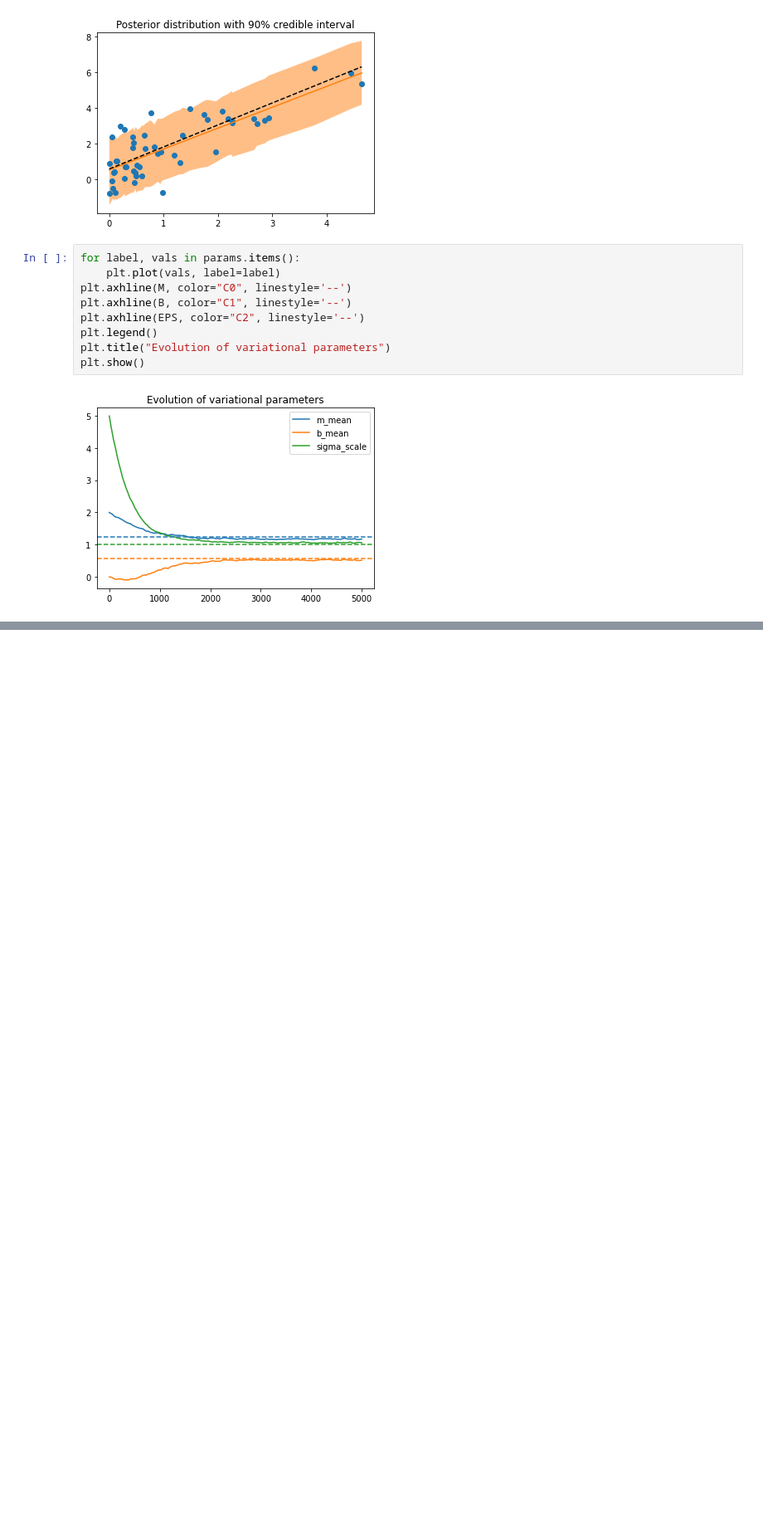
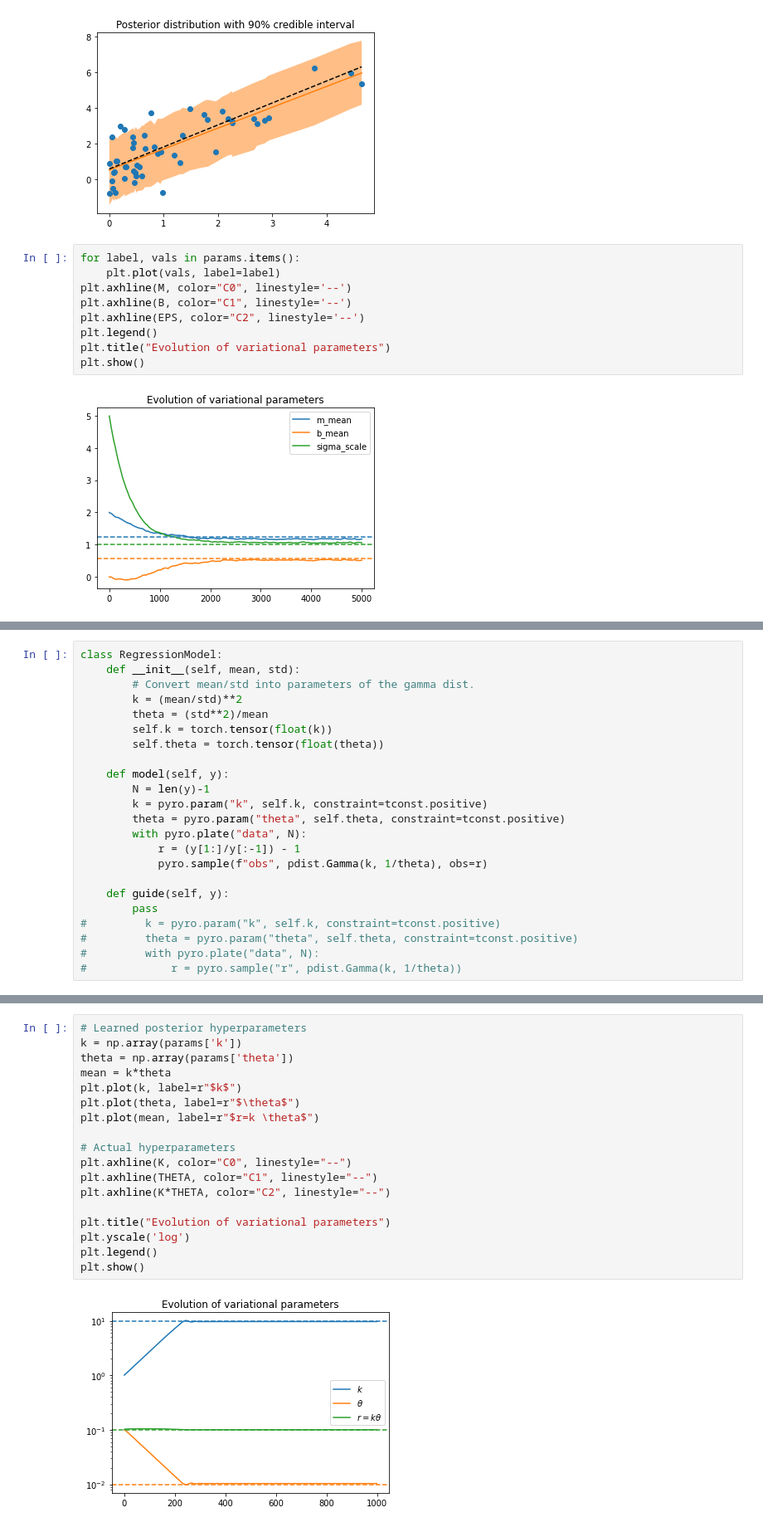
Before and after one commit to ecotner/pytorch-tutorial, a Jupyter notebook: pyro/02_inference.ipynb, the cells around one changed output, grey strips where cells are left out. Shown: that part at 83% size. Drawn from its saved outputs; the diff is of its cells as text; blank space fills up the shorter version.

```diff
--- a/pyro/02_inference.ipynb
+++ b/pyro/02_inference.ipynb
@@ -260,0 +289,23 @@ plt.show()
+# %%
+class RegressionModel:
+    def __init__(self, mean, std):
+        # Convert mean/std into parameters of the gamma dist.
+        k = (mean/std)**2
+        theta = (std**2)/mean
+        self.k = torch.tensor(float(k))
+        self.theta = torch.tensor(float(theta))
+
+    def model(self, y):
+        N = len(y)-1
+        k = pyro.param("k", self.k, constraint=tconst.positive)
+        theta = pyro.param("theta", self.theta, constraint=tconst.positive)
+        with pyro.plate("data", N):
+            r = (y[1:]/y[:-1]) - 1
+            pyro.sample(f"obs", pdist.Gamma(k, 1/theta), obs=r)
+
+    def guide(self, y):
+        pass
+#         k = pyro.param("k", self.k, constraint=tconst.positive)
+#         theta = pyro.param("theta", self.theta, constraint=tconst.positive)
+#         with pyro.plate("data", N):
+#             r = pyro.sample("r", pdist.Gamma(k, 1/theta))
@@ -260,0 +363,20 @@ plt.show()
+# %%
+# Learned posterior hyperparameters
+k = np.array(params['k'])
+theta = np.array(params['theta'])
+mean = k*theta
+plt.plot(k, label=r"$k$")
+plt.plot(theta, label=r"$\theta$")
+plt.plot(mean, label=r"$r=k \theta$")
+
+# Actual hyperparameters
+plt.axhline(K, color="C0", linestyle="--")
+plt.axhline(THETA, color="C1", linestyle="--")
+plt.axhline(K*THETA, color="C2", linestyle="--")
+
+plt.title("Evolution of variational parameters")
+plt.yscale('log')
+plt.legend()
+plt.show()
+# %% [output]
+[figure, added]
```
Also changed, not shown: parts of 8 cells of this notebook.
